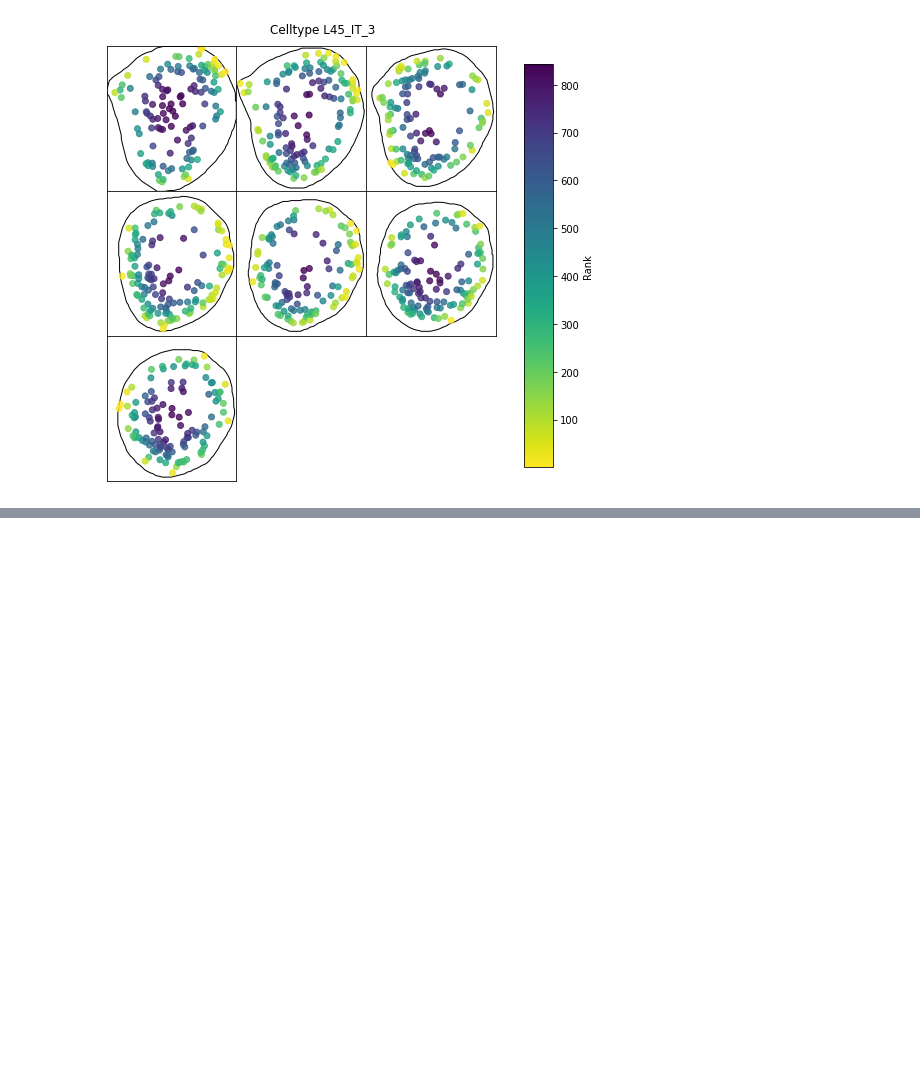
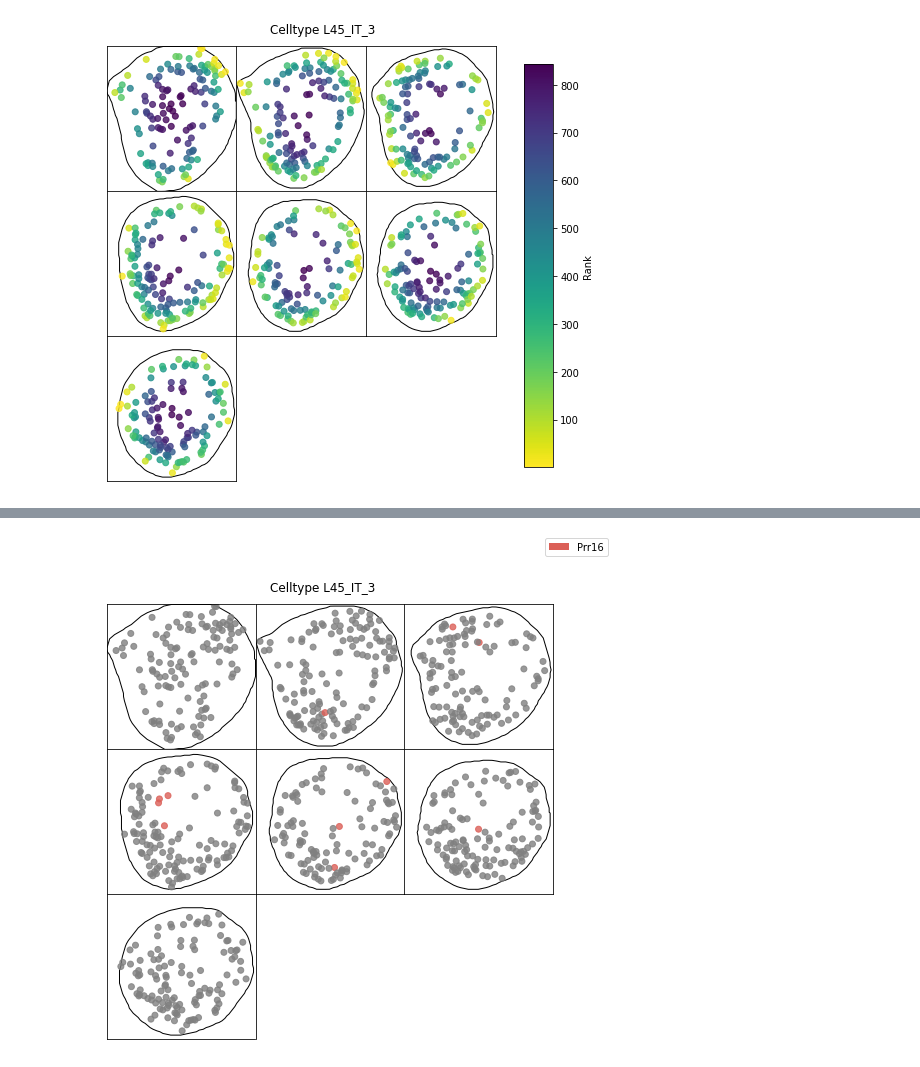
Before and after one commit to salzman-lab/SPRAWL, a Jupyter notebook: vignettes/working_with_cells_vignette.ipynb, the cells around one changed output, grey strips where cells are left out. Drawn from its saved outputs; the diff is of its cells as text; code cells hidden in the pictures; blank space fills up the shorter version.

```diff
--- a/vignettes/working_with_cells_vignette.ipynb
+++ b/vignettes/working_with_cells_vignette.ipynb
@@ -81,0 +90,37 @@ fig = plotting.plot_cell_zslices(new_cell,color_by_rank=True)
+# %%
+#Trying to visualize if the radial metric is "working" by plotting the most extreme scoring gene
+from SRRS import plotting,metrics,vignette
+import importlib
+import seaborn as sns
+importlib.reload(plotting)
+importlib.reload(metrics)
+
+sample = vignette.m1s4_hdf5()
+cells = sample.cells()
+new_cell = cells[1]
+metrics.radial(new_cell)
+
+#Color k genes with smallest median ranks
+num_min = 1
+min_spot_count = 5
+genes_of_interest = []
+mins = []
+
+for gene,med_rank in new_cell.gene_med_ranks.items():
+    if new_cell.gene_counts[gene] < min_spot_count:
+        continue
+
+    if len(genes_of_interest) < num_min:
+        genes_of_interest.append(gene)
+        mins.append(med_rank)
+    elif med_rank < max(mins):
+        pop_ind = mins.index(max(mins))
+        genes_of_interest[pop_ind] = gene
+        mins[pop_ind] = med_rank
+
+colors = sns.color_palette("hls", num_min)
+gene_colors = {g.decode():c for g,c in zip(genes_of_interest,colors)}
+
+fig = plotting.plot_cell_zslices(new_cell,gene_colors=gene_colors)
+# %% [output]
+[figure, added]
```
Also changed, not shown: parts of 4 cells of this notebook, 7 other files.
